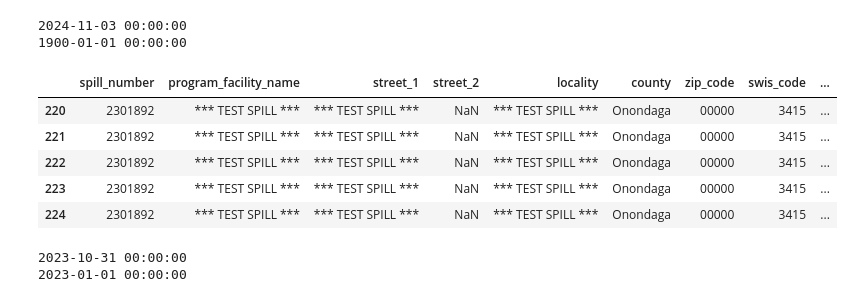
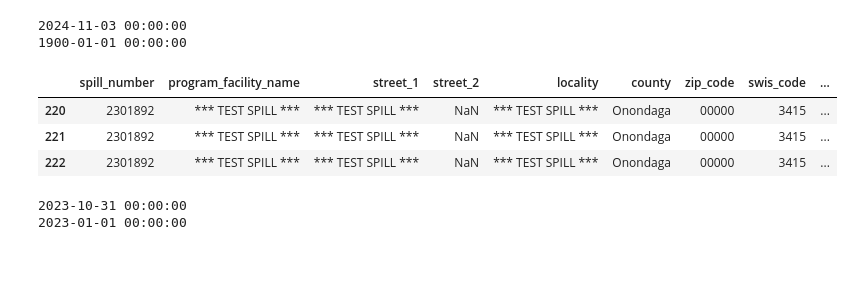
Before and after one commit to stephenccodes/eds220-hwk3, a Jupyter notebook: hwk3-task2-oil-spills.ipynb, the cells around one changed output. Drawn from its saved outputs; the diff is of its cells as text; code cells hidden in the pictures; blank space fills up the shorter version.

```diff
--- a/hwk3-task2-oil-spills.ipynb
+++ b/hwk3-task2-oil-spills.ipynb
@@ -308,14 +279,12 @@ petr_23 = spills[(spills['spill_date'] >= "2023-01-01 00:00:00") & (spills['spil
 2024-11-03 00:00:00
 1900-01-01 00:00:00
 # %%
-petr_23.head()
+petr_23.head(3)
 # %% [output]
 |  | spill_number | program_facility_name | street_1 | street_2 | locality | county | zip_code | swis_code | ... |
 | 220 | 2301892 | *** TEST SPILL *** | *** TEST SPILL *** | NaN | *** TEST SPILL *** | Onondaga | 00000 | 3415 | ... |
 | 221 | 2301892 | *** TEST SPILL *** | *** TEST SPILL *** | NaN | *** TEST SPILL *** | Onondaga | 00000 | 3415 | ... |
 | 222 | 2301892 | *** TEST SPILL *** | *** TEST SPILL *** | NaN | *** TEST SPILL *** | Onondaga | 00000 | 3415 | ... |
-| 223 | 2301892 | *** TEST SPILL *** | *** TEST SPILL *** | NaN | *** TEST SPILL *** | Onondaga | 00000 | 3415 | ... |
-| 224 | 2301892 | *** TEST SPILL *** | *** TEST SPILL *** | NaN | *** TEST SPILL *** | Onondaga | 00000 | 3415 | ... |
 # %%
 # Check the result
 # Find the range of dates from the 'spill_date' column of 'petr_23'
```
Also changed, not shown: parts of 22 cells of this notebook.
